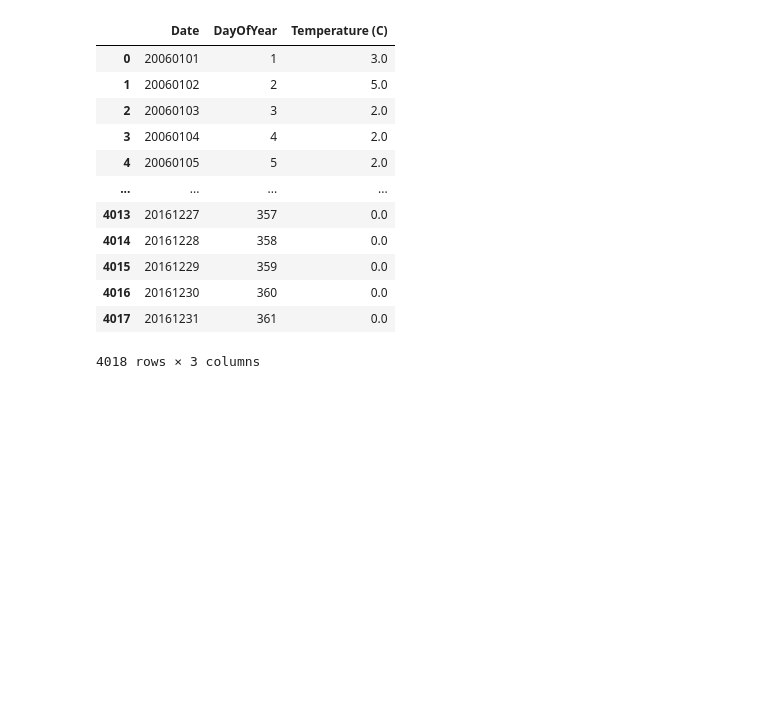
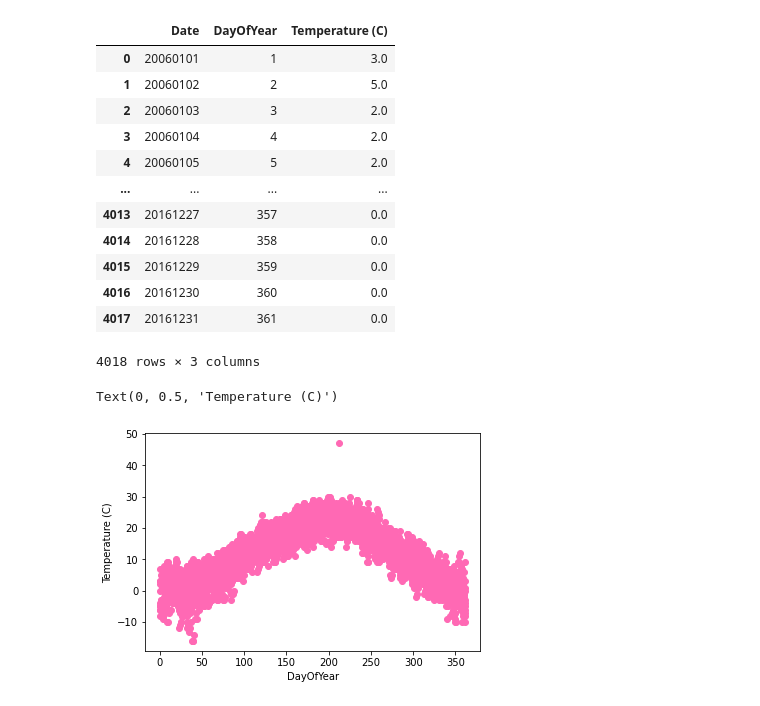
Before and after one commit to mahdisesmaeelian/Python-Machine-Learning, a Jupyter notebook: assignment-39/Weather Prediction.ipynb, the cells around one changed output. Drawn from its saved outputs; the diff is of its cells as text; code cells hidden in the pictures; blank space fills up the shorter version.

```diff
--- a/assignment-39/Weather Prediction.ipynb
+++ b/assignment-39/Weather Prediction.ipynb
@@ -58,3 +60,10 @@ MeanTempEachDay
 | 4016 | 20161230 | 360 | 0.0 |
 | 4017 | 20161231 | 361 | 0.0 |
 4018 rows × 3 columns
+# %%
+plt.scatter(MeanTempEachDay['DayOfYear'],MeanTempEachDay['Temperature (C)'] , c = 'hotpink')
+plt.xlabel('DayOfYear')
+plt.ylabel('Temperature (C)')
+# %% [output]
+Text(0, 0.5, 'Temperature (C)')
+[figure, added]
```
Also changed, not shown: parts of 8 cells of this notebook, 1 other file.
